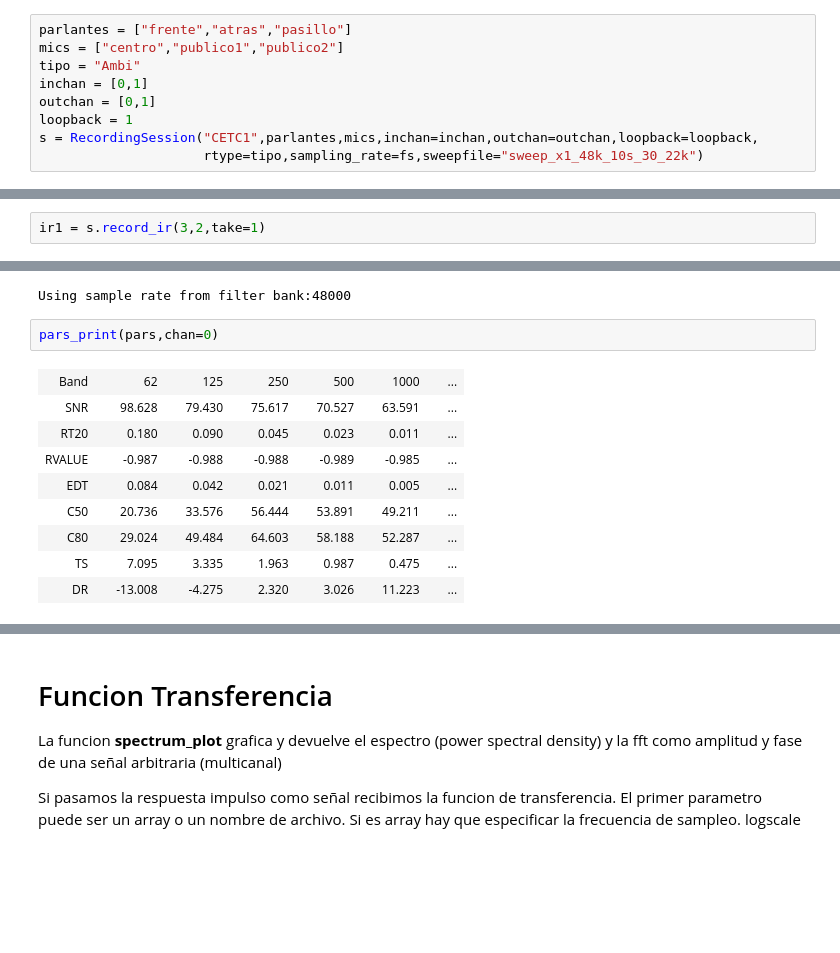
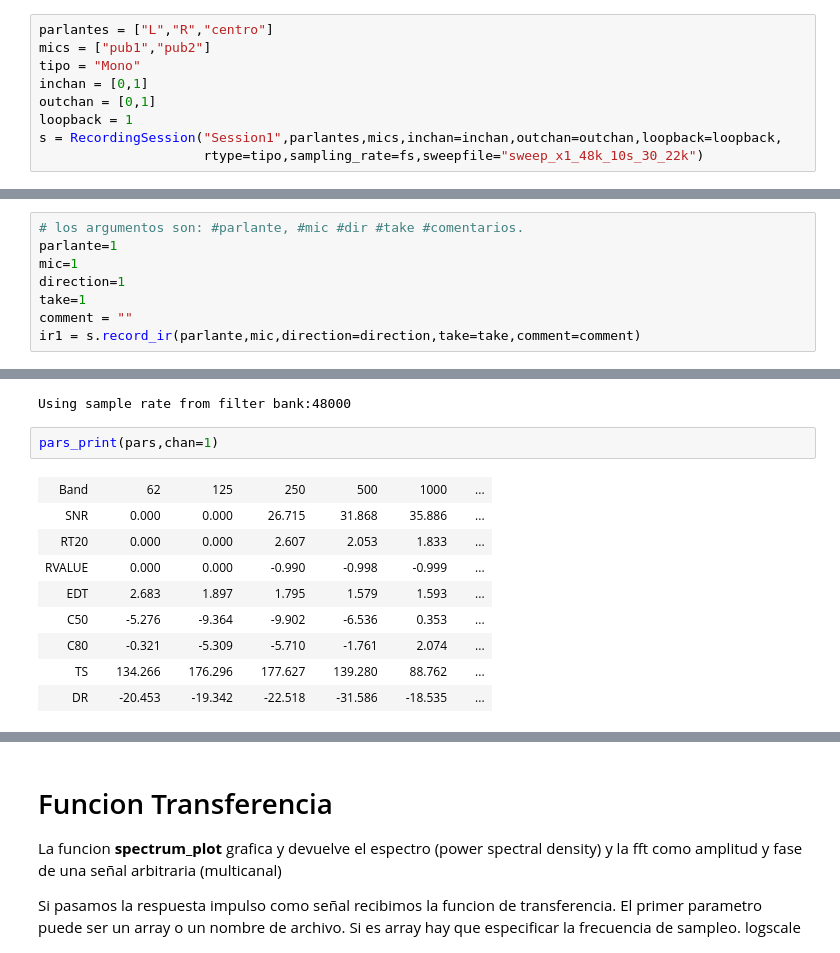
Before and after one commit to meguia/IRma, a Jupyter notebook: src/notebooks/field_session.ipynb, the cells around one changed output, grey strips where cells are left out. Saved outputs shown, nothing was run; the diff lists cells and outputs as text; blank space fills up the shorter version.

```diff
--- a/src/notebooks/field_session.ipynb
+++ b/src/notebooks/field_session.ipynb
@@ -25,11 +25,11 @@ fs = 48000
 
 Generacion de Metadata y nombres de archivo para los registros
 # %%
-parlantes = ["frente","atras","pasillo"]
-mics = ["centro","publico1","publico2"]
-tipo = "Ambi"
+parlantes = ["L","R","centro"]
+mics = ["pub1","pub2"]
+tipo = "Mono"
 inchan = [0,1]
 outchan = [0,1]
 loopback = 1
-s = RecordingSession("CETC1",parlantes,mics,inchan=inchan,outchan=outchan,loopback=loopback,
+s = RecordingSession("Session1",parlantes,mics,inchan=inchan,outchan=outchan,loopback=loopback,
                      rtype=tipo,sampling_rate=fs,sweepfile="sweep_x1_48k_10s_30_22k")
@@ -36,3 +59,9 @@ s = RecordingSession("CETC1",parlantes,mics,inchan=inchan,outchan=outchan,loopba
 # %%
-ir1 = s.record_ir(3,2,take=1)
+# los argumentos son: #parlante, #mic #dir #take #comentarios.
+parlante=1
+mic=1
+direction=1
+take=1
+comment = ""
+ir1 = s.record_ir(parlante,mic,direction=direction,take=take,comment=comment)
 # %% [output]
@@ -126,15 +148,15 @@ pars = paracoustic(ir1, method='rt20',bankname='fbank48k_9_1')
 # %% [output]
 Using sample rate from filter bank:48000
 # %%
-pars_print(pars,chan=0)
+pars_print(pars,chan=1)
 # %% [output]
 | Band |  | 62 |  | 125 |  | 250 |  | 500 |  | 1000 |  | ... |
-| SNR |  | 98.628 |  | 79.430 |  | 75.617 |  | 70.527 |  | 63.591 |  | ... |
-| RT20 |  | 0.180 |  | 0.090 |  | 0.045 |  | 0.023 |  | 0.011 |  | ... |
-| RVALUE |  | -0.987 |  | -0.988 |  | -0.988 |  | -0.989 |  | -0.985 |  | ... |
-| EDT |  | 0.084 |  | 0.042 |  | 0.021 |  | 0.011 |  | 0.005 |  | ... |
-| C50 |  | 20.736 |  | 33.576 |  | 56.444 |  | 53.891 |  | 49.211 |  | ... |
-| C80 |  | 29.024 |  | 49.484 |  | 64.603 |  | 58.188 |  | 52.287 |  | ... |
-| TS |  | 7.095 |  | 3.335 |  | 1.963 |  | 0.987 |  | 0.475 |  | ... |
-| DR |  | -13.008 |  | -4.275 |  | 2.320 |  | 3.026 |  | 11.223 |  | ... |
+| SNR |  | 0.000 |  | 0.000 |  | 26.715 |  | 31.868 |  | 35.886 |  | ... |
+| RT20 |  | 0.000 |  | 0.000 |  | 2.607 |  | 2.053 |  | 1.833 |  | ... |
+| RVALUE |  | 0.000 |  | 0.000 |  | -0.990 |  | -0.998 |  | -0.999 |  | ... |
+| EDT |  | 2.683 |  | 1.897 |  | 1.795 |  | 1.579 |  | 1.593 |  | ... |
+| C50 |  | -5.276 |  | -9.364 |  | -9.902 |  | -6.536 |  | 0.353 |  | ... |
+| C80 |  | -0.321 |  | -5.309 |  | -5.710 |  | -1.761 |  | 2.074 |  | ... |
+| TS |  | 134.266 |  | 176.296 |  | 177.627 |  | 139.280 |  | 88.762 |  | ... |
+| DR |  | -20.453 |  | -19.342 |  | -22.518 |  | -31.586 |  | -18.535 |  | ... |
 # %%
```
Also changed, not shown: parts of 26 cells of this notebook, 2 other files.
